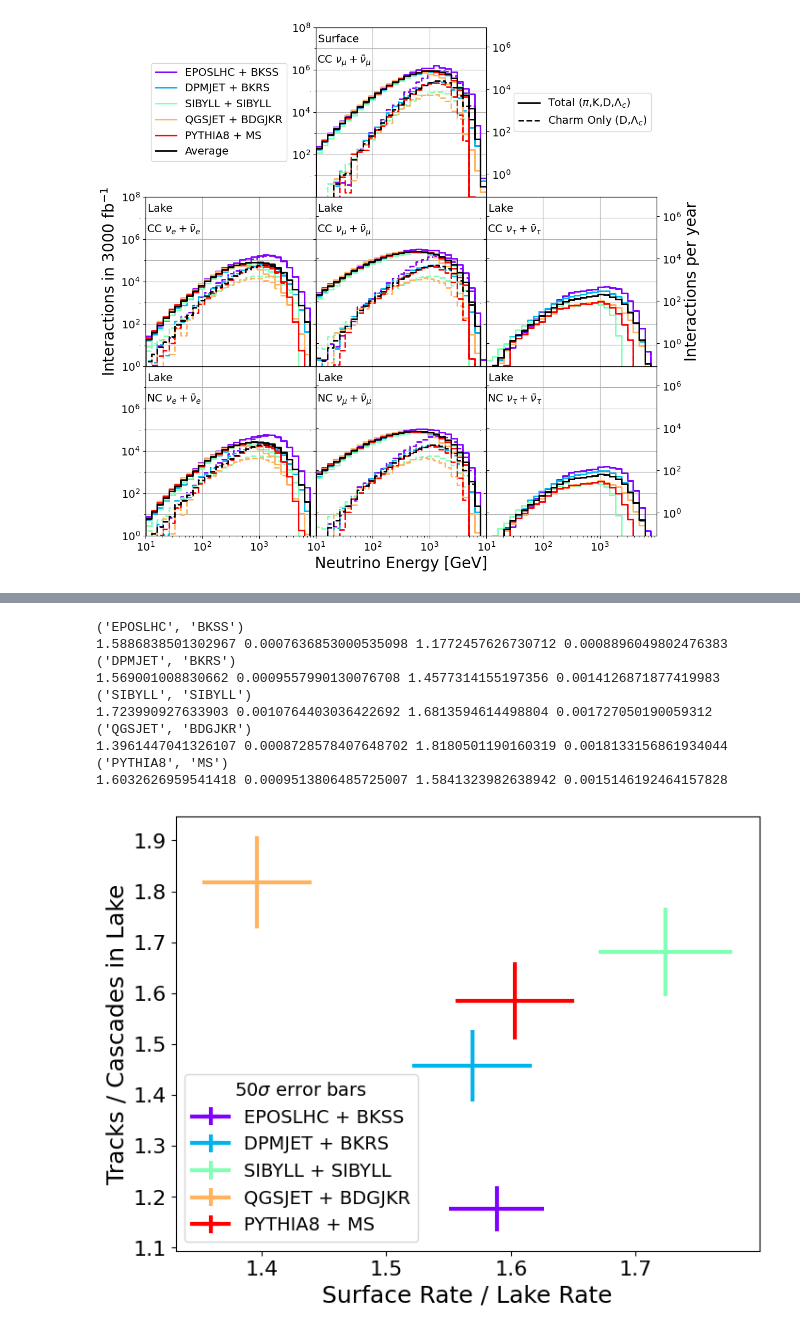
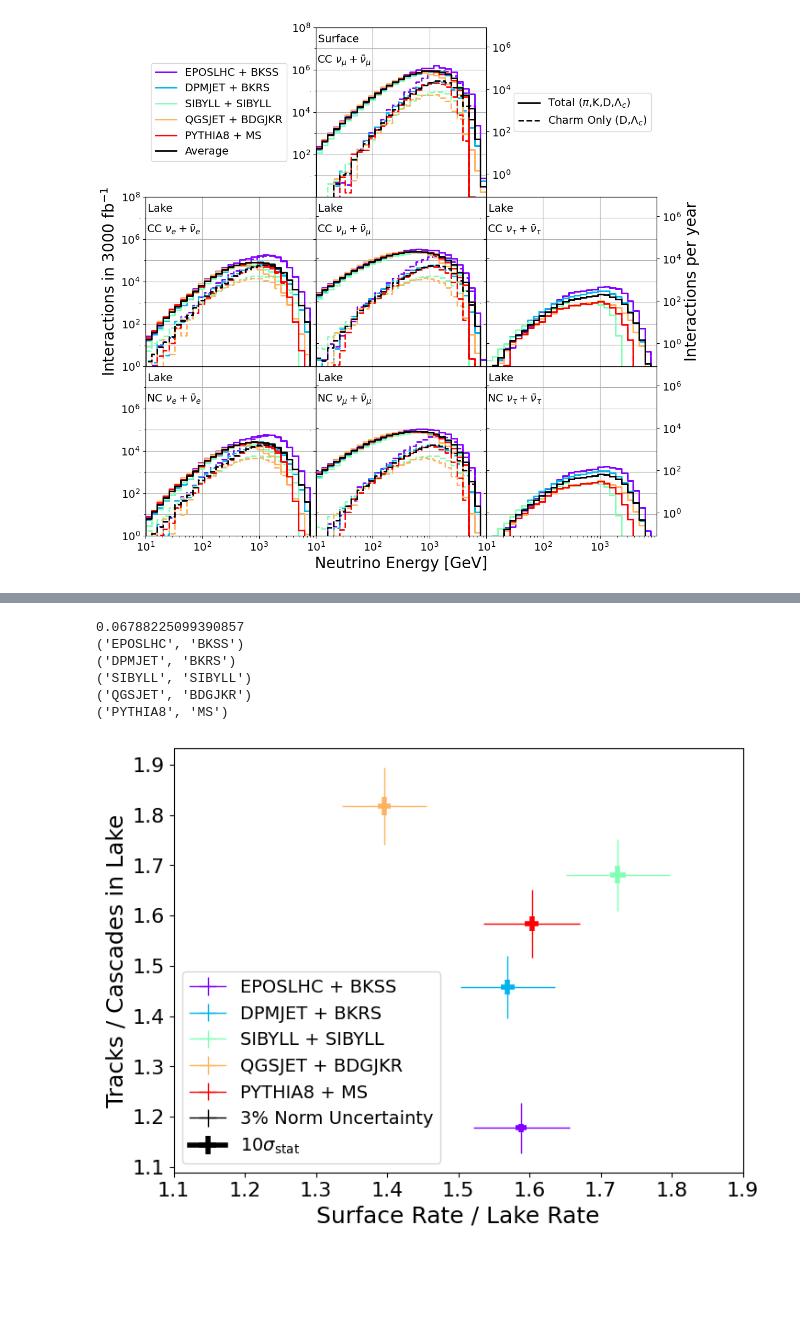
Before and after one commit to nickkamp1/Lake_Geneva_Neutrinos, a Jupyter notebook: RateComparison.ipynb, the cells around one changed output, grey strips where cells are left out. Drawn from its saved outputs; the diff is of its cells as text; code cells hidden in the pictures; blank space fills up the shorter version.

```diff
--- a/RateComparison.ipynb
+++ b/RateComparison.ipynb
@@ -359,7 +361,8 @@ for k,total_rates in total_rates_dict.items():
         tag = "%s_%s"%(k[0],k[1])
     else:
         tag = k
-    plt.savefig("Figures/Nu2024_Poster/RateMatrix_%s.pdf"%tag,dpi=100, transparent=True, facecolor=fig.get_facecolor(), edgecolor='none')
+    plt.gcf().patch.set_alpha(0.0)
+    plt.savefig("Figures/Nu2024_Poster/RateMatrix_%s.pdf"%tag,dpi=100)
     plt.show()
 
 
@@ -374,7 +377,7 @@ for k,total_rates in total_rates_dict.items():
     ax = fig.gca()
     fig.set_facecolor("white")
     total_rates_3x9 = total_rates[1:9:3,:]
-    im = ax.imshow(np.log10(total_rates_3x9),cmap='Purples',vmin=3,vmax=7)
+    im = ax.imshow(total_rates_3x9,cmap='Purples',norm=LogNorm(vmin=1e3,vmax=1e7))
 
     ax.set_xticks(range(9),xticklabels,fontsize=16)
     ax.set_yticks(range(3),det_labels,fontsize=16)
@@ -428,7 +431,8 @@ for k,total_rates in total_rates_dict.items():
         tag = "%s_%s"%(k[0],k[1])
     else:
         tag = k
-    plt.savefig("Figures/Nu2024_Poster/RateMatrix_%s_3x9.pdf"%tag,dpi=100, transparent=True, facecolor=fig.get_facecolor(), edgecolor='none')
+    plt.gcf().patch.set_alpha(0.0)
+    plt.savefig("Figures/Nu2024_Poster/RateMatrix_%s_3x9.pdf"%tag,dpi=100)
     plt.show()
 # %% [output]
 [figure]
@@ -436,7 +440,8 @@ for k,total_rates in total_rates_dict.items():
 # %%
 # tracks vs cascades measurement
 
-
+norm_error = 0.03
+print(1.6*np.sqrt(norm_error**2 + norm_error**2))
 kcut_surface = 10
 kcut_lake = 5
 color = iter(cm.rainbow(np.linspace(0, 1, len(rates))))
@@ -456,44 +461,47 @@ for k in surface_fid_weights.keys():
     fid_weights_lakeNC_l, fid_weights_lakeNC_c = lake_NC_fid_weights[k]
 
     total_surface = exposure_factor*(sum(fid_weights_surface_l[kcut_surface]) + sum(fid_weights_surface_c[kcut_surface]))
 
     total_lake = exposure_factor*(sum(fid_weights_lakeCC_l[kcut_lake]) + \
                                   sum(fid_weights_lakeCC_c[kcut_lake]) + \
                                   sum(fid_weights_lakeNC_l[kcut_lake]) + \
                                   sum(fid_weights_lakeNC_c[kcut_lake])
                                  )
 
     numu_mask_l = abs(light_simulation_lakeCC.data["PDG"])==14
     numu_mask_c = abs(charm_simulation_lakeCC.data["PDG"])==14
     tracks_lake = exposure_factor * (sum(fid_weights_lakeCC_l[kcut_lake][numu_mask_l]) + sum(fid_weights_lakeCC_c[kcut_lake][numu_mask_c]))
     cascades_lake = exposure_factor * (sum(fid_weights_lakeCC_l[kcut_lake][np.logical_not(numu_mask_l)]) + \
                                        sum(fid_weights_lakeCC_c[kcut_lake][np.logical_not(numu_mask_c)]) + \
                                        sum(fid_weights_lakeNC_l[kcut_lake]) + \
                                        sum(fid_weights_lakeNC_c[kcut_lake])
                                       )
 
     r1 = total_surface / total_lake
     r2 = tracks_lake / cascades_lake
-    r1_err = r1 * np.sqrt(1/total_surface + 1/total_lake)
-    r2_err = r2 * np.sqrt(1/tracks_lake + 1/cascades_lake)
-    print(r1,r1_err,r2,r2_err)
-    plt.errorbar(r1,r2,xerr=50*r1_err,yerr=50*r2_err,color=c,markersize=500,label="%s + %s"%(gen_l,gen_c))
-plt.legend(title=r"$50\sigma$ error bars")
+    r1_err = r1 * np.sqrt((norm_error*total_surface/total_surface)**2 + (norm_error*total_lake/total_lake)**2)
+    r2_err = r2 * np.sqrt((norm_error*tracks_lake/tracks_lake)**2 + (norm_error*cascades_lake/cascades_lake)**2)
+    r1_stat_err = r1 * np.sqrt(1/total_surface + 1/total_lake)
+    r2_stat_err = r2 * np.sqrt(1/tracks_lake + 1/cascades_lake)
+    plt.errorbar(r1,r2,xerr=r1_err,yerr=r2_err,color=c,lw=1,label="%s + %s"%(gen_l,gen_c))
+    plt.errorbar(r1,r2,xerr=10*r1_stat_err,yerr=10*r2_stat_err,color=c,lw=4)
+plt.errorbar([],[],xerr=[],yerr=[],color="black",lw=1,label="3% Norm Uncertainty")
+plt.errorbar([],[],xerr=[],yerr=[],color="black",lw=4,label=r"$10 \sigma_{\rm stat}$")
+plt.legend(loc="lower left")
+plt.xlim(1.1,1.9)
 plt.xlabel("Surface Rate / Lake Rate")
 plt.ylabel("Tracks / Cascades in Lake")
-plt.savefig("Figures/GeneratorDifferntiator.pdf",dpi=100)
+plt.gcf().set_facecolor("white")
+plt.gcf().patch.set_alpha(0.0)
+plt.savefig("Figures/Nu2024_Poster/GeneratorDifferntiator.pdf",dpi=100)
 plt.show()
 # %% [output]
+0.06788225099390857
 ('EPOSLHC', 'BKSS')
-1.5886838501302967 0.0007636853000535098 1.1772457626730712 0.0008896049802476383
 ('DPMJET', 'BKRS')
-1.569001008830662 0.0009557990130076708 1.4577314155197356 0.0014126871877419983
 ('SIBYLL', 'SIBYLL')
-1.723990927633903 0.0010764403036422692 1.6813594614498804 0.001727050190059312
 ('QGSJET', 'BDGJKR')
-1.3961447041326107 0.0008728578407648702 1.8180501190160319 0.0018133156861934044
 ('PYTHIA8', 'MS')
-1.6032626959541418 0.0009513806485725007 1.5841323982638942 0.0015146192464157828
-[figure, old version]
+[figure, new version]
 # %%
 # Flux plots
```
Also changed, not shown: parts of 5 cells of this notebook, 5 other files.
